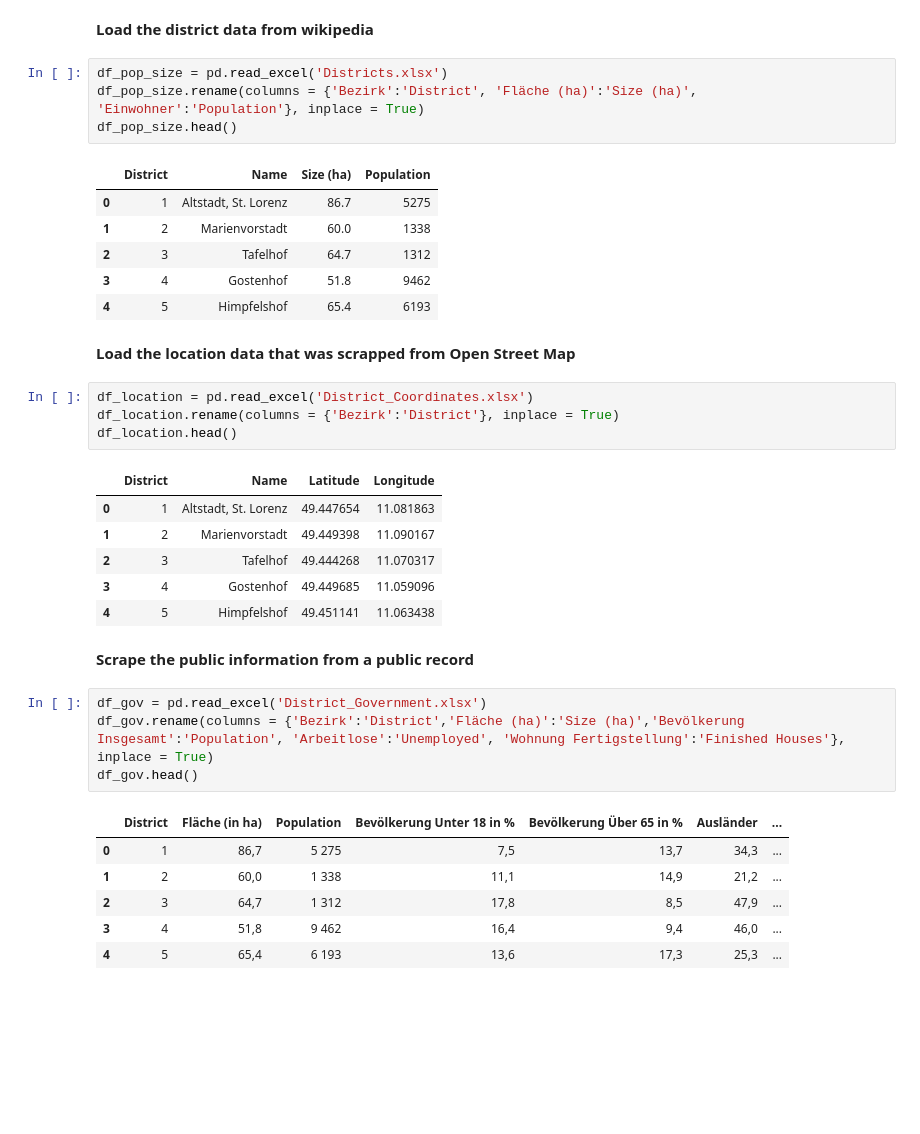
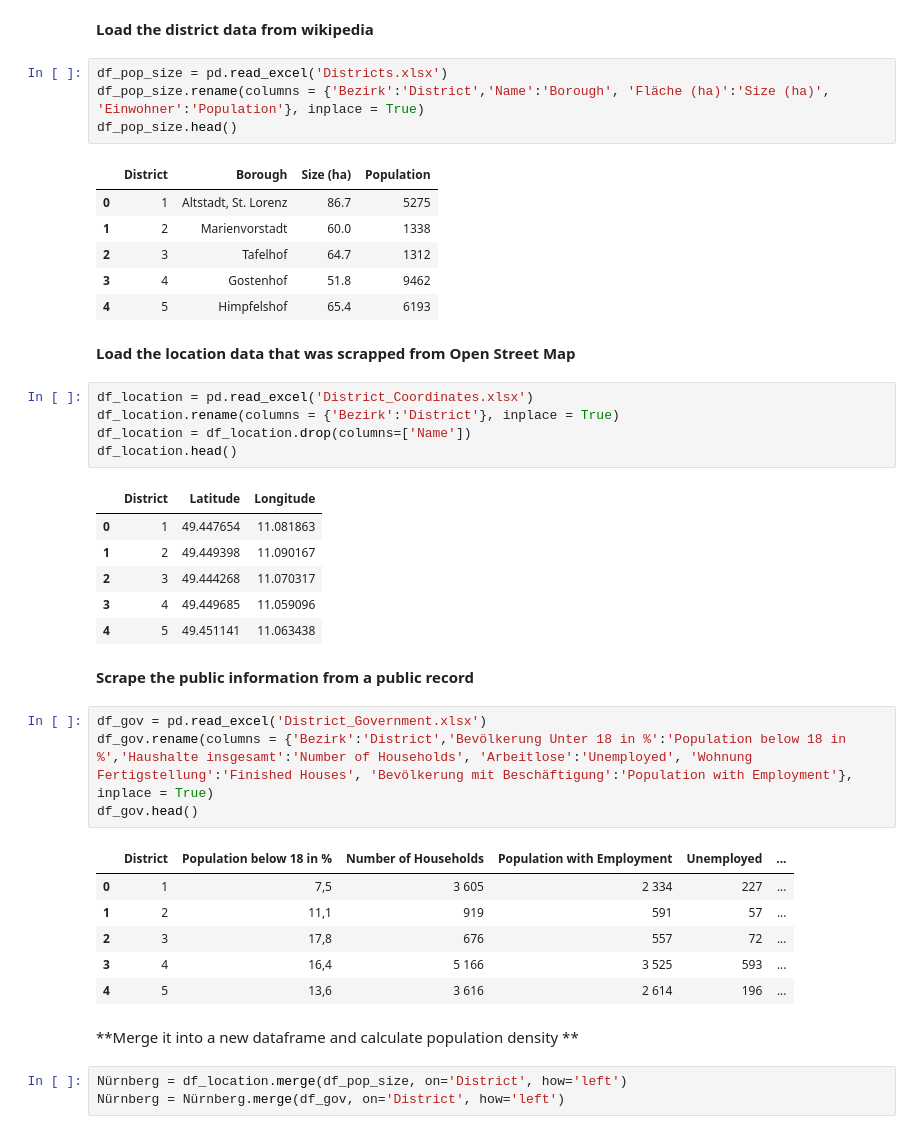
Before and after one commit to Suntzui/Coursera_Capstone, a Jupyter notebook: Applied Data Science Capstone - Final Assignment.ipynb, the cells around one changed output. Drawn from its saved outputs; the diff is of its cells as text; blank space fills up the shorter version.

```diff
--- a/Applied Data Science Capstone - Final Assignment.ipynb
+++ b/Applied Data Science Capstone - Final Assignment.ipynb
@@ -66,10 +64,10 @@ Libraries imported.
 **Load the district data from wikipedia**
 # %%
 df_pop_size = pd.read_excel('Districts.xlsx')
-df_pop_size.rename(columns = {'Bezirk':'District', 'Fläche (ha)':'Size (ha)', 'Einwohner':'Population'}, inplace = True)
+df_pop_size.rename(columns = {'Bezirk':'District','Name':'Borough', 'Fläche (ha)':'Size (ha)', 'Einwohner':'Population'}, inplace = True)
 df_pop_size.head()
 # %% [output]
-|  | District | Name | Size (ha) | Population |
+|  | District | Borough | Size (ha) | Population |
 | 0 | 1 | Altstadt, St. Lorenz | 86.7 | 5275 |
 | 1 | 2 | Marienvorstadt | 60.0 | 1338 |
 | 2 | 3 | Tafelhof | 64.7 | 1312 |
@@ -80,24 +78,30 @@ df_pop_size.head()
 # %%
 df_location = pd.read_excel('District_Coordinates.xlsx')
 df_location.rename(columns = {'Bezirk':'District'}, inplace = True)
+df_location = df_location.drop(columns=['Name'])
 df_location.head()
 # %% [output]
-|  | District | Name | Latitude | Longitude |
-| 0 | 1 | Altstadt, St. Lorenz | 49.447654 | 11.081863 |
-| 1 | 2 | Marienvorstadt | 49.449398 | 11.090167 |
-| 2 | 3 | Tafelhof | 49.444268 | 11.070317 |
-| 3 | 4 | Gostenhof | 49.449685 | 11.059096 |
-| 4 | 5 | Himpfelshof | 49.451141 | 11.063438 |
+|  | District | Latitude | Longitude |
+| 0 | 1 | 49.447654 | 11.081863 |
+| 1 | 2 | 49.449398 | 11.090167 |
+| 2 | 3 | 49.444268 | 11.070317 |
+| 3 | 4 | 49.449685 | 11.059096 |
+| 4 | 5 | 49.451141 | 11.063438 |
 # %% [markdown]
 **Scrape the public information from a public record**
 # %%
 df_gov = pd.read_excel('District_Government.xlsx')
-df_gov.rename(columns = {'Bezirk':'District','Fläche (ha)':'Size (ha)','Bevölkerung Insgesamt':'Population', 'Arbeitlose':'Unemployed', 'Wohnung Fertigstellung':'Finished Houses'}, inplace = True)
+df_gov.rename(columns = {'Bezirk':'District','Bevölkerung Unter 18 in %':'Population below 18 in %','Haushalte insgesamt':'Number of Households', 'Arbeitlose':'Unemployed', 'Wohnung Fertigstellung':'Finished Houses', 'Bevölkerung mit Beschäftigung':'Population with Employment'}, inplace = True)
 df_gov.head()
 # %% [output]
-|  | District | Fläche (in ha) | Population | Bevölkerung Unter 18 in % | Bevölkerung Über 65 in % | Ausländer | ... |
-| 0 | 1 | 86,7 | 5 275 | 7,5 | 13,7 | 34,3 | ... |
-| 1 | 2 | 60,0 | 1 338 | 11,1 | 14,9 | 21,2 | ... |
-| 2 | 3 | 64,7 | 1 312 | 17,8 | 8,5 | 47,9 | ... |
-| 3 | 4 | 51,8 | 9 462 | 16,4 | 9,4 | 46,0 | ... |
-| 4 | 5 | 65,4 | 6 193 | 13,6 | 17,3 | 25,3 | ... |
+|  | District | Population below 18 in % | Number of Households | Population with Employment | Unemployed | ... |
+| 0 | 1 | 7,5 | 3 605 | 2 334 | 227 | ... |
+| 1 | 2 | 11,1 | 919 | 591 | 57 | ... |
+| 2 | 3 | 17,8 | 676 | 557 | 72 | ... |
+| 3 | 4 | 16,4 | 5 166 | 3 525 | 593 | ... |
+| 4 | 5 | 13,6 | 3 616 | 2 614 | 196 | ... |
+# %% [markdown]
+**Merge it into a new dataframe and calculate population density **
+# %%
+Nürnberg = df_location.merge(df_pop_size, on='District', how='left')
+Nürnberg = Nürnberg.merge(df_gov, on='District', how='left')
```
Also changed, not shown: parts of 15 cells of this notebook, 3 other files.
